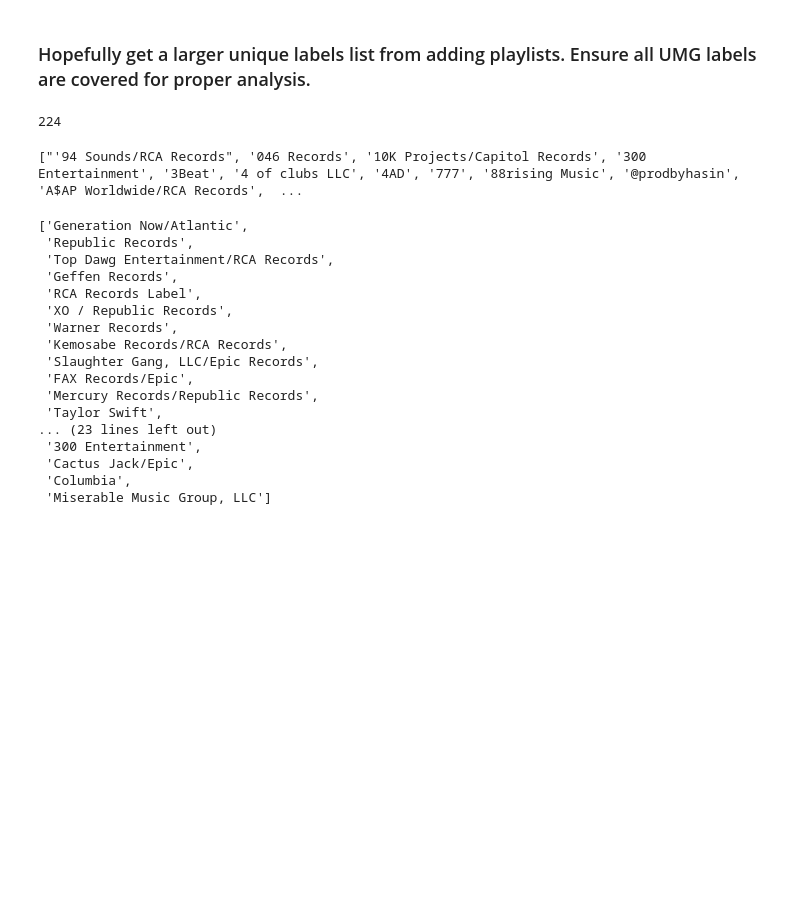
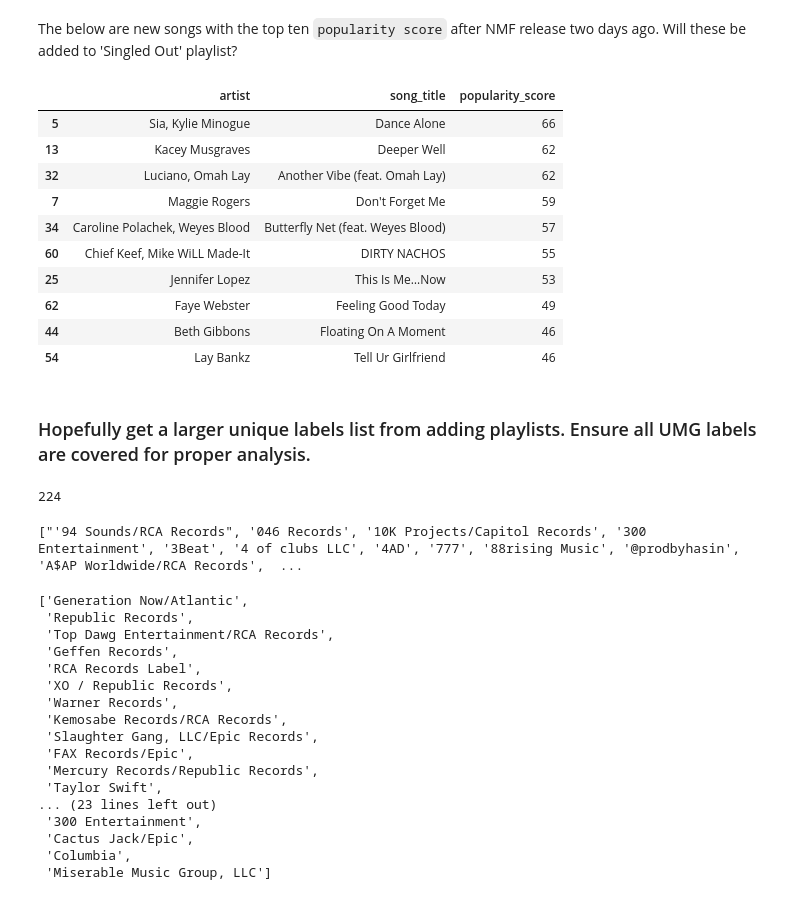
Before and after one commit to amcl11/spotify_au_release_app, a Jupyter notebook: playlist_checker.ipynb, the cells around one changed output. Cells and saved outputs as stored; diff of their text form; code cells hidden in the pictures; blank space fills up the shorter version.

```diff
--- a/playlist_checker.ipynb
+++ b/playlist_checker.ipynb
@@ -96,6 +96,24 @@ getpopped_df = playlists_data['GP_df']
 # songs_to_sing_in_the_car = playlists_data['songs_to_sing_in_the_car']
 # all_out_80s = playlists_data['all_out_80s'],
 # beast_mode = playlists_data['beast_mode'],
+# %% [markdown]
+The below are new songs with the top ten `popularity score` after NMF release two days ago.
+Will these be added to 'Singled Out' playlist?
+# %%
+best_performing = nmf_df[['artist', 'song_title', 'popularity_score']].sort_values(by='popularity_score', ascending=False).head(10)
+best_performing
+# %% [output]
+|  | artist | song_title | popularity_score |
+| 5 | Sia, Kylie Minogue | Dance Alone | 66 |
+| 13 | Kacey Musgraves | Deeper Well | 62 |
+| 32 | Luciano, Omah Lay | Another Vibe (feat. Omah Lay) | 62 |
+| 7 | Maggie Rogers | Don't Forget Me | 59 |
+| 34 | Caroline Polachek, Weyes Blood | Butterfly Net (feat. Weyes Blood) | 57 |
+| 60 | Chief Keef, Mike WiLL Made-It | DIRTY NACHOS | 55 |
+| 25 | Jennifer Lopez | This Is Me…Now | 53 |
+| 62 | Faye Webster | Feeling Good Today | 49 |
+| 44 | Beth Gibbons | Floating On A Moment | 46 |
+| 54 | Lay Bankz | Tell Ur Girlfriend | 46 |
 # %% [markdown]
 ### Hopefully get a larger unique labels list from adding playlists. Ensure all UMG labels are covered for proper analysis.
 # %%
```
Also changed, not shown: parts of 1 cell of this notebook.
